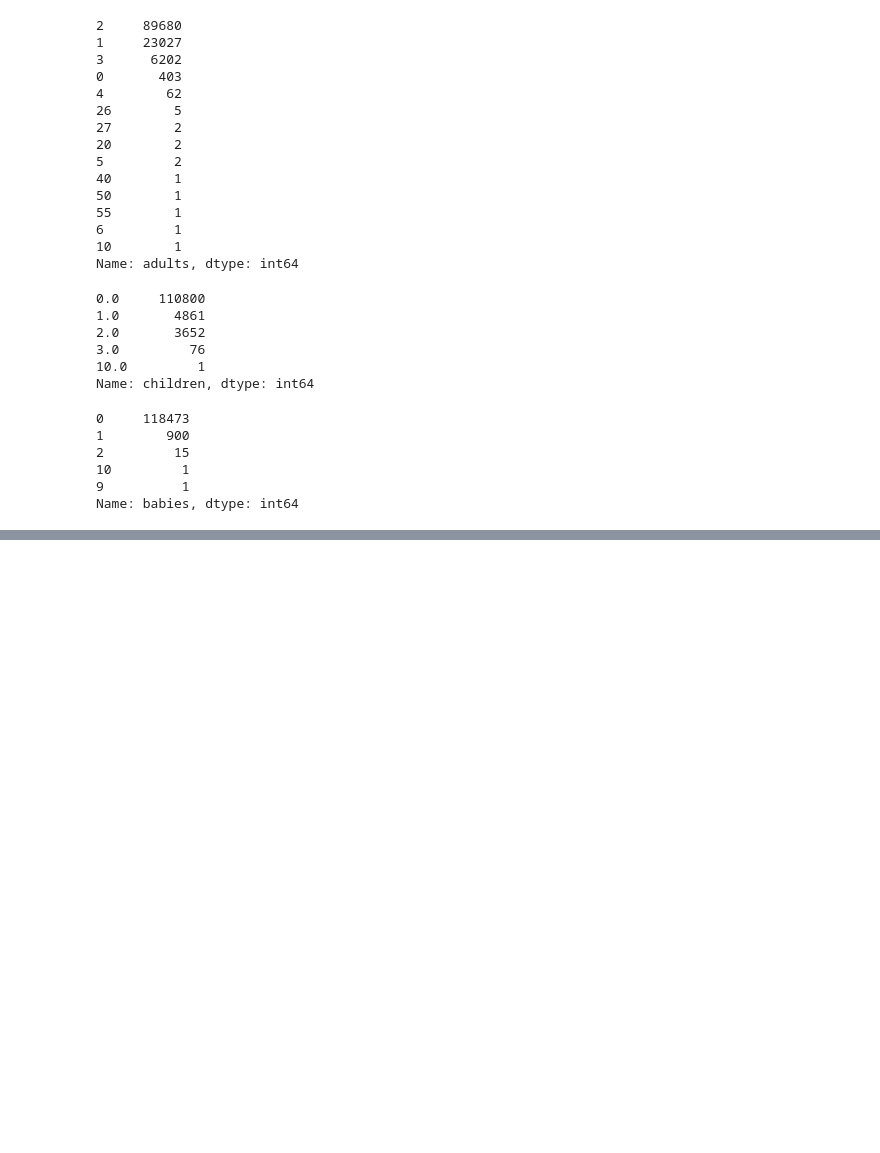
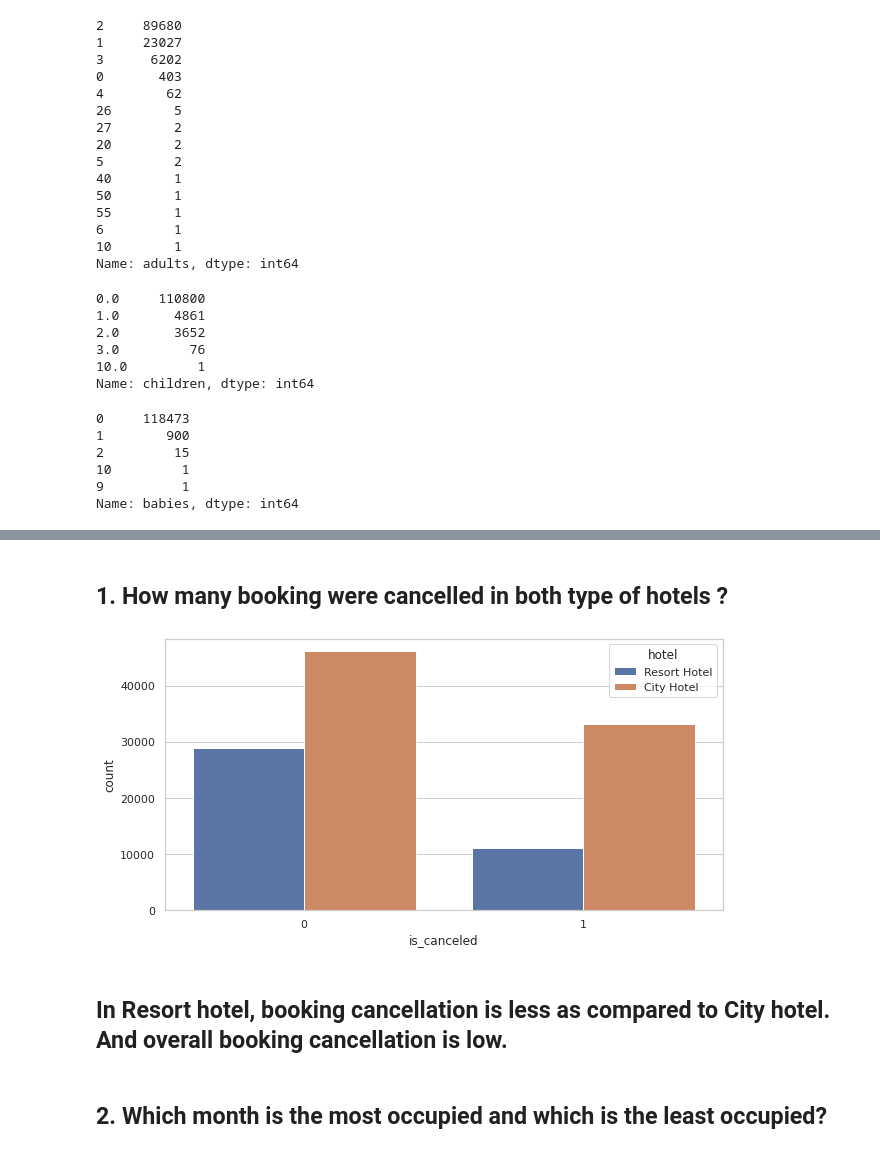
Before and after one commit to Shubhampanaskar/Hotel-Booking-Analysis-Capstone, a Jupyter notebook: Copy_of_Hotel_Booking_Analysis_BY_SHUBHAM_PANASKAR_Capstone_Project.ipynb, the cells around one changed output, grey strips where cells are left out. Drawn from its saved outputs; the diff is of its cells as text; code cells hidden in the pictures; blank space fills up the shorter version.

```diff
--- a/Copy_of_Hotel_Booking_Analysis_BY_SHUBHAM_PANASKAR_Capstone_Project.ipynb
+++ b/Copy_of_Hotel_Booking_Analysis_BY_SHUBHAM_PANASKAR_Capstone_Project.ipynb
@@ -288,0 +302,12 @@ Name: children, dtype: float64
+# %% [markdown]
+## 1. How many booking were cancelled in both type of hotels ?
+# %%
+plt.figure(figsize=(10,5))
+sns.set_theme(style="whitegrid")
+ax = sns.countplot(x="is_canceled", hue ='hotel',data=hotel_df)
+# %% [output]
+[figure, added]
+# %% [markdown]
+## In Resort hotel, booking cancellation is less as compared  to City hotel. And overall booking cancellation is low.
+# %% [markdown]
+## 2. Which month is the most occupied and which is the least occupied?
```
Also changed, not shown: parts of 13 cells of this notebook.
